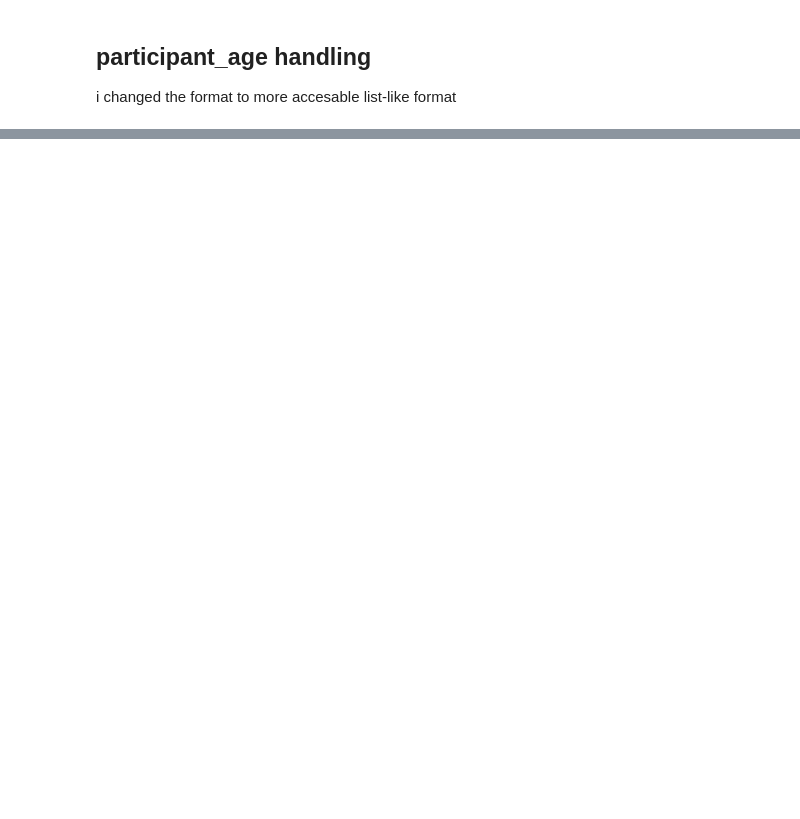
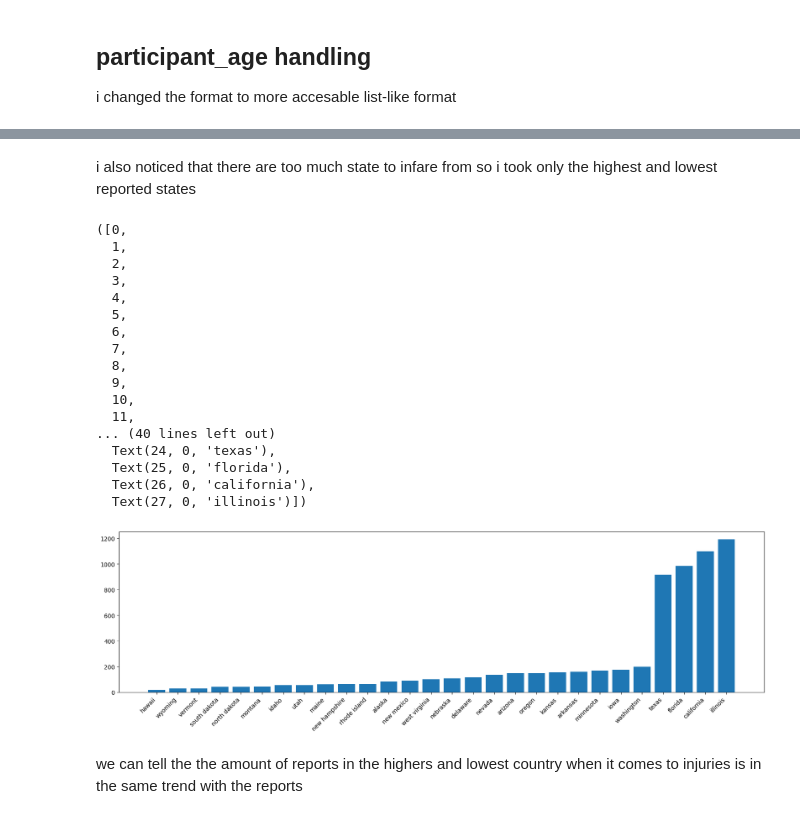
Before and after one commit to benmoyal1/data_science_lab, a Jupyter notebook: week1/lab_week_one.ipynb, the cells around one changed output, grey strips where cells are left out. Cells and saved outputs as stored; diff of their text form; code cells hidden in the pictures; blank space fills up the shorter version.

```diff
--- a/week1/lab_week_one.ipynb
+++ b/week1/lab_week_one.ipynb
@@ -159,0 +351,37 @@ df["participant_age"] = df["participant_age"].apply(format_ages)
+# %% [markdown]
+i also noticed that there are too much state to infare from so i took only the highest and lowest reported states
+# %%
+group_by_state_injured = df.groupby(by=df['state'].str.lower())['n_injured'].count().reset_index()
+
+filtered_data_injured = group_by_state_injured[
+    (group_by_state_injured['n_injured'] > 800) | (group_by_state_injured['n_injured'] < 200)
+][1:]
+sorted_data_injured = filtered_data_injured.sort_values(by='n_injured')
+
+state_sorted = sorted_data_injured['state']
+injured_num_sorted = sorted_data_injured['n_injured']
+
+fig, ax = plt.subplots(1,1,figsize = (20,5))
+ax.bar(state_sorted,injured_num_sorted)
+plt.xticks(rotation=45,ha='right')
+# %% [output]
+([0,
+  1,
+  2,
+  3,
+  4,
+  5,
+  6,
+  7,
+  8,
+  9,
+  10,
+  11,
+... (40 lines left out)
+  Text(24, 0, 'texas'),
+  Text(25, 0, 'florida'),
+  Text(26, 0, 'california'),
+  Text(27, 0, 'illinois')])
+[figure, added]
+# %% [markdown]
+we can tell the the amount of reports in the highers and lowest country when it comes to injuries  is in the same trend with the reports
```
Also changed, not shown: parts of 19 cells of this notebook.
